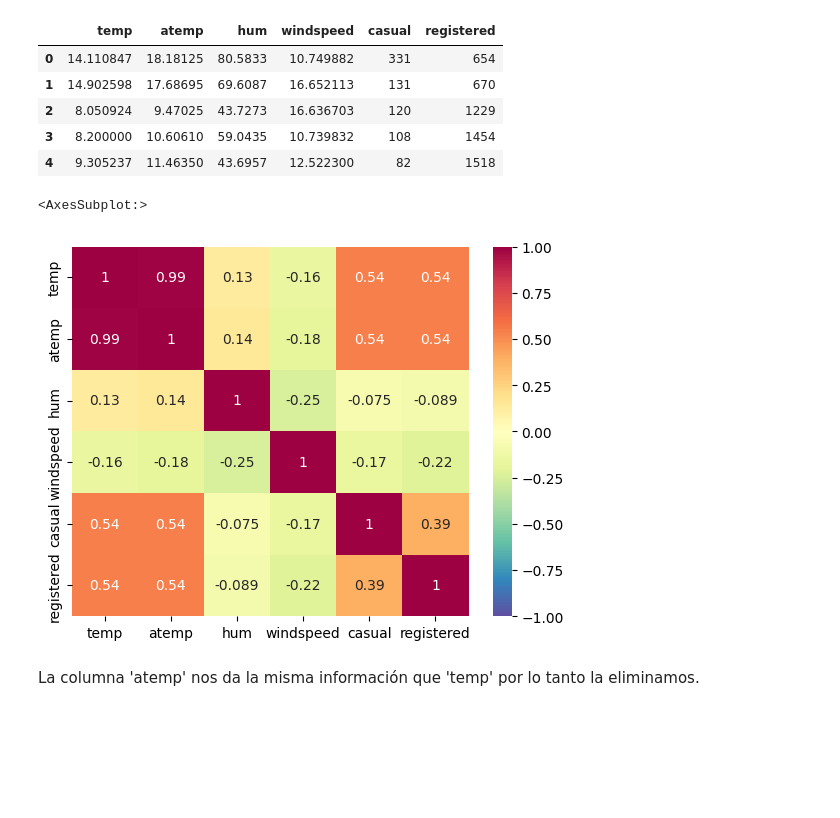
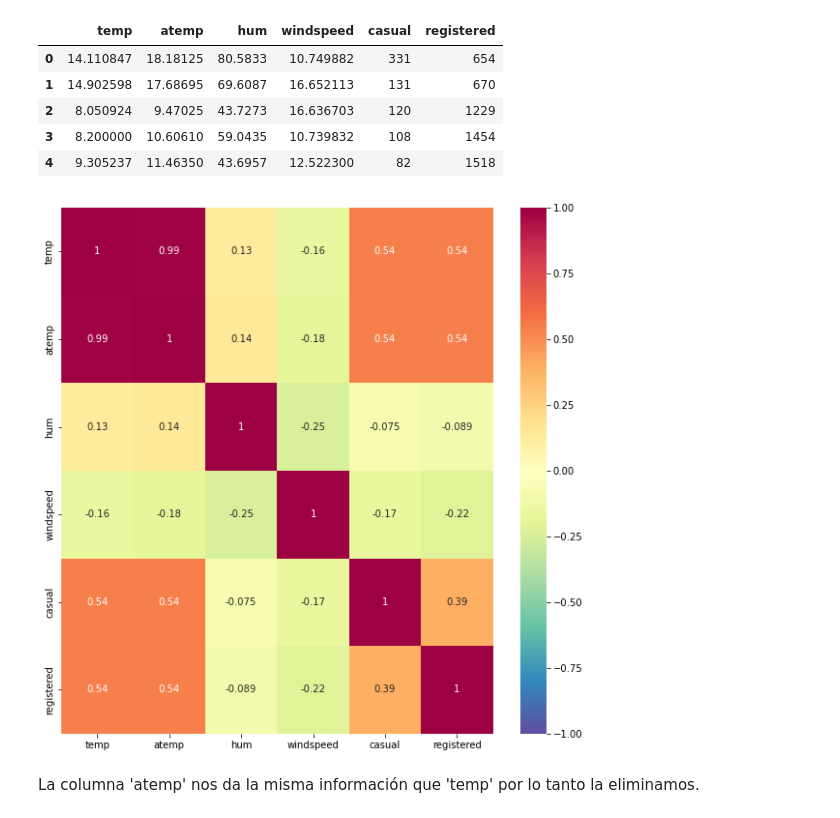
Before and after one commit to LidyaDescals/project-da-promo-D-module-3-team-3, a Jupyter notebook: analisis_exploratorio.ipynb, the cells around one changed output. Saved outputs shown, nothing was run; the diff lists cells and outputs as text; code cells hidden in the pictures; blank space fills up the shorter version.

```diff
--- a/analisis_exploratorio.ipynb
+++ b/analisis_exploratorio.ipynb
@@ -211,14 +210,14 @@ numericas.head()
 | 3 | 8.200000 | 10.60610 | 59.0435 | 10.739832 | 108 | 1454 |
 | 4 | 9.305237 | 11.46350 | 43.6957 | 12.522300 | 82 | 1518 |
 # %%
+plt.figure(figsize = (10, 10))
 sns.heatmap(numericas.corr(),
             annot = True,
             vmin= -1,
             vmax= 1,
-            cmap = 'Spectral_r')
+            cmap = 'Spectral_r');
 # %% [output]
-<AxesSubplot:>
-[figure, old version]
+[figure, new version]
 # %% [markdown]
 La columna 'atemp' nos da la misma información que 'temp' por lo tanto la eliminamos.
 # %%
```
Also changed, not shown: parts of 31 cells of this notebook.
